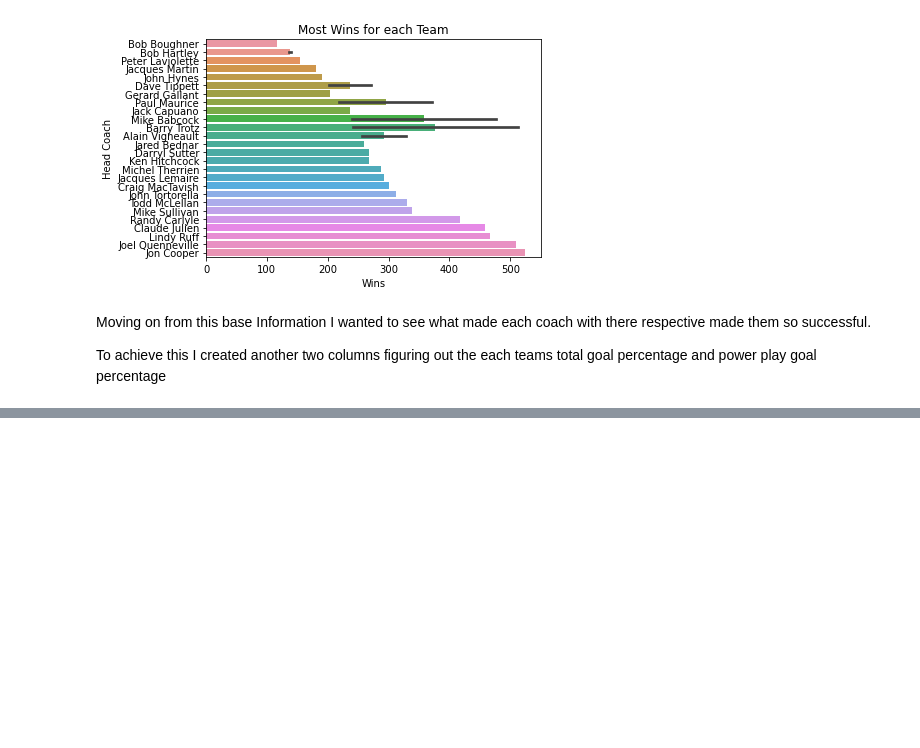
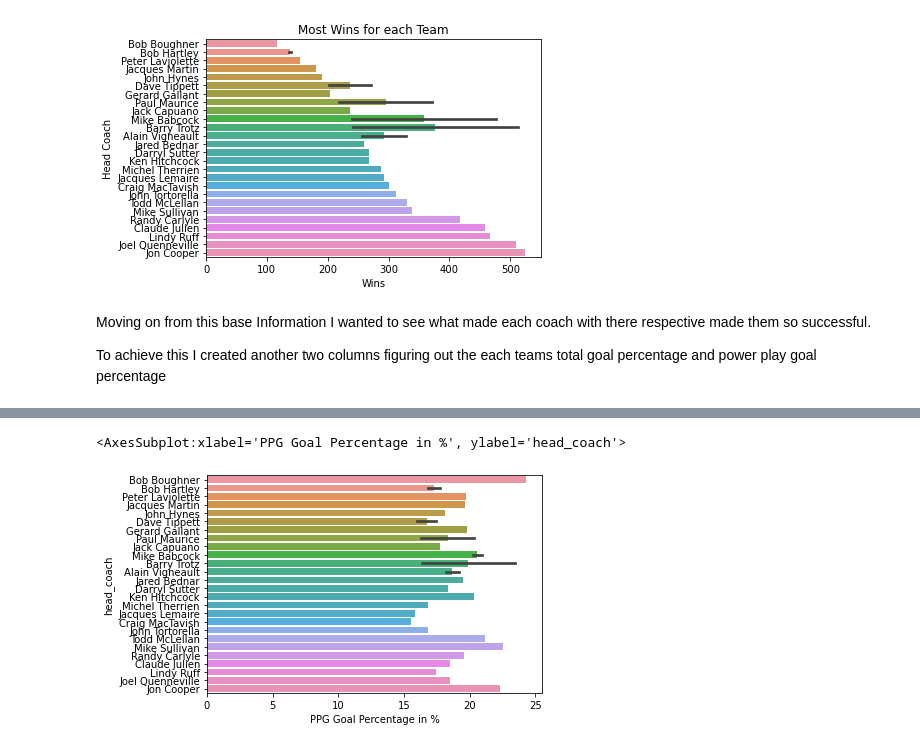
Before and after one commit to data301-2021-summer2/project-group39-project, a Jupyter notebook: analysis/Nhl-Analysis.ipynb, the cells around one changed output, grey strips where cells are left out. Cells and saved outputs as stored; diff of their text form; code cells hidden in the pictures; blank space fills up the shorter version.

```diff
--- a/analysis/Nhl-Analysis.ipynb
+++ b/analysis/Nhl-Analysis.ipynb
@@ -104,0 +86,5 @@ Total
+# %%
+sns.barplot(x='PPG Goal Percentage in %',y='head_coach',data=Total,linewidth=0.2)
+# %% [output]
+<AxesSubplot:xlabel='PPG Goal Percentage in %', ylabel='head_coach'>
+[figure, added]
```
Also changed, not shown: parts of 15 cells of this notebook.
